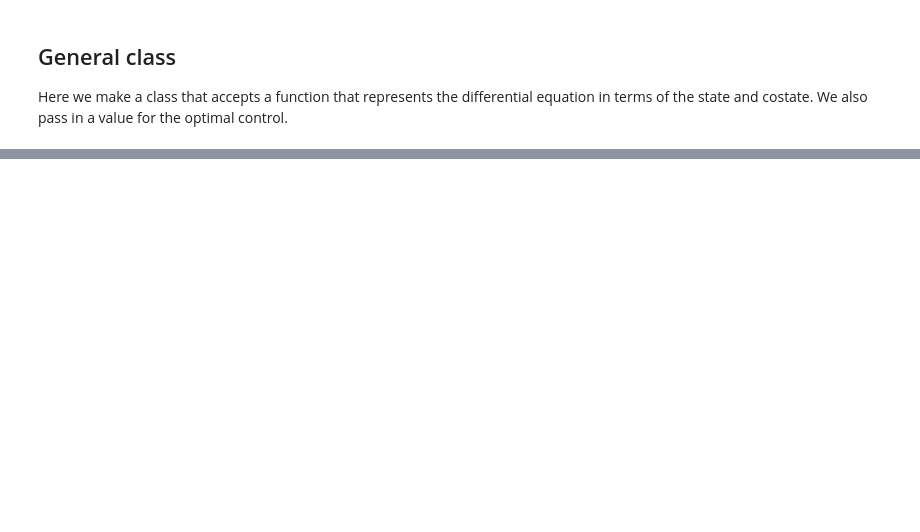
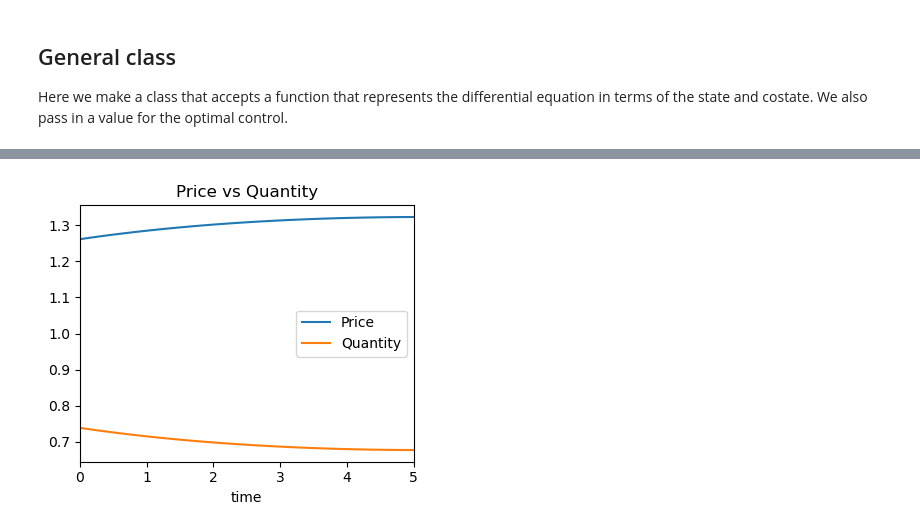
Before and after one commit to addmelo/ACME, a Jupyter notebook: Volume 4/SimplestProblem.ipynb, the cells around one changed output, grey strips where cells are left out. Saved outputs shown, nothing was run; the diff lists cells and outputs as text; code cells hidden in the pictures; blank space fills up the shorter version.

```diff
--- a/Volume 4/SimplestProblem.ipynb
+++ b/Volume 4/SimplestProblem.ipynb
@@ -60,10 +60,22 @@ class Control_Solver_Plotter:
         ax1.plot(self.t,self.u,color,label = f'$\\alpha$ = {labels[0]}, $\\beta$={labels[1]}')
         ax0.set_title('Pollution: $x(t)$')
         ax0.set_xlabel("$t$")
-        ax0.set_xlim([0,self.tf / 2])
+        ax0.set_xlim([0,5])
         ax0.legend()
         ax1.set_title(r'Tax: $\tilde{u}(t)$')
         ax1.set_xlabel("$t$")
-        ax1.set_xlim([0,self.tf / 2])
+        ax1.set_xlim([0,5])
         ax1.legend()
+
+    def plot_price_quantity(self):
+        plt.figure(figsize=(4,3.5))
+        plt.plot(self.t, 1+self.u/2, label="Price")
+        plt.plot(self.t, 1-self.u/2, label="Quantity")
+        plt.xlim([0,5])
+        plt.xlabel("time")
+        plt.title("Price vs Quantity")
+        plt.legend()
+        plt.tight_layout()
+        plt.savefig('SimplestProblem_price.png', dpi = 200)
+        plt.show()
 # %%
@@ -86,6 +98,26 @@ def PlotSimplestProblem(alpha, beta, n0, nf, t0, tf, color, ax0=None, ax1=None):
     plotter = Control_Solver_Plotter().define_control_function(u_func).define_evolution(ode,bc)
     plotter.solve_problem(t0,tf)
     plotter.plot_solution(ax0=ax0, ax1=ax1, labels = [alpha, beta], color=color)
+# %%
+def PlotSimplestProblem_price(alpha, beta, n0, nf, t0, tf, color=None, ax0=None, ax1=None, price=False):
+    a, b = 2, 1
+
+    def u_func(x):
+        def implicitFormula(u):
+            return -b/2*x[1] - 2*alpha*u + 1/500*(u / ((a/b)**2 - u**2))
+        return root(implicitFormula, x0=np.ones_like(x[1])*0.5).x
+
+    def ode(t,x):
+        return np.array([
+            .5*(a-b*u_func(x)) - beta*x[0],
+            2*x[0] + beta*x[1]
+            ])
+    def bc(ya,yb):
+        return np.array([ya[0]-n0, yb[1]])
+
+    plotter = Control_Solver_Plotter().define_control_function(u_func).define_evolution(ode,bc)
+    plotter.solve_problem(t0,tf)
+    plotter.plot_price_quantity()
 # %%
 fig, axs = plt.subplots(1,2,figsize=(8,3.5))
 
@@ -106,0 +163,5 @@ plt.savefig('SimplestProblem.png', dpi = 200)
+# %%
+# Plot of price per quantity
+PlotSimplestProblem_price(alpha=10, beta=.2, n0=1, nf=0.5, t0=0, tf=15, price=True, color="blue")
+# %% [output]
+[figure, added]
```
Also changed, not shown: parts of 2 cells of this notebook, 5 other files.
